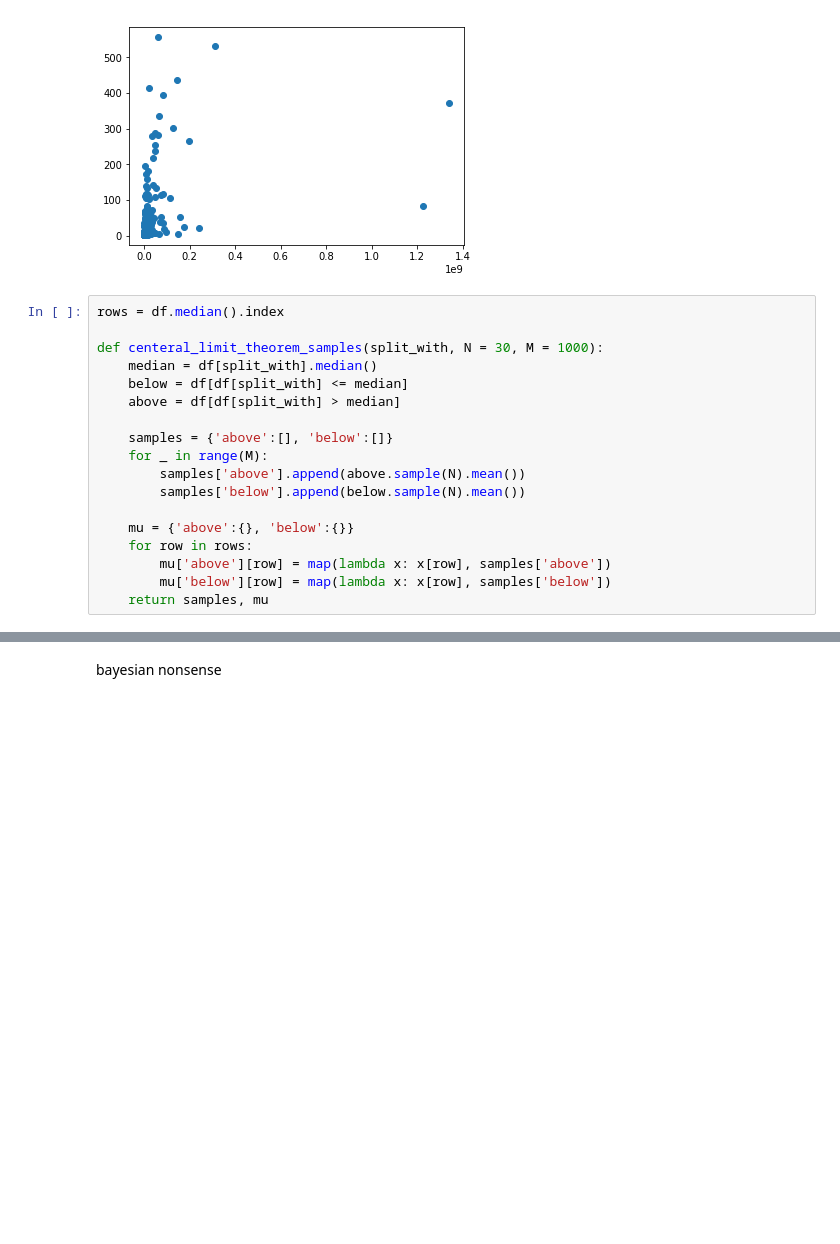
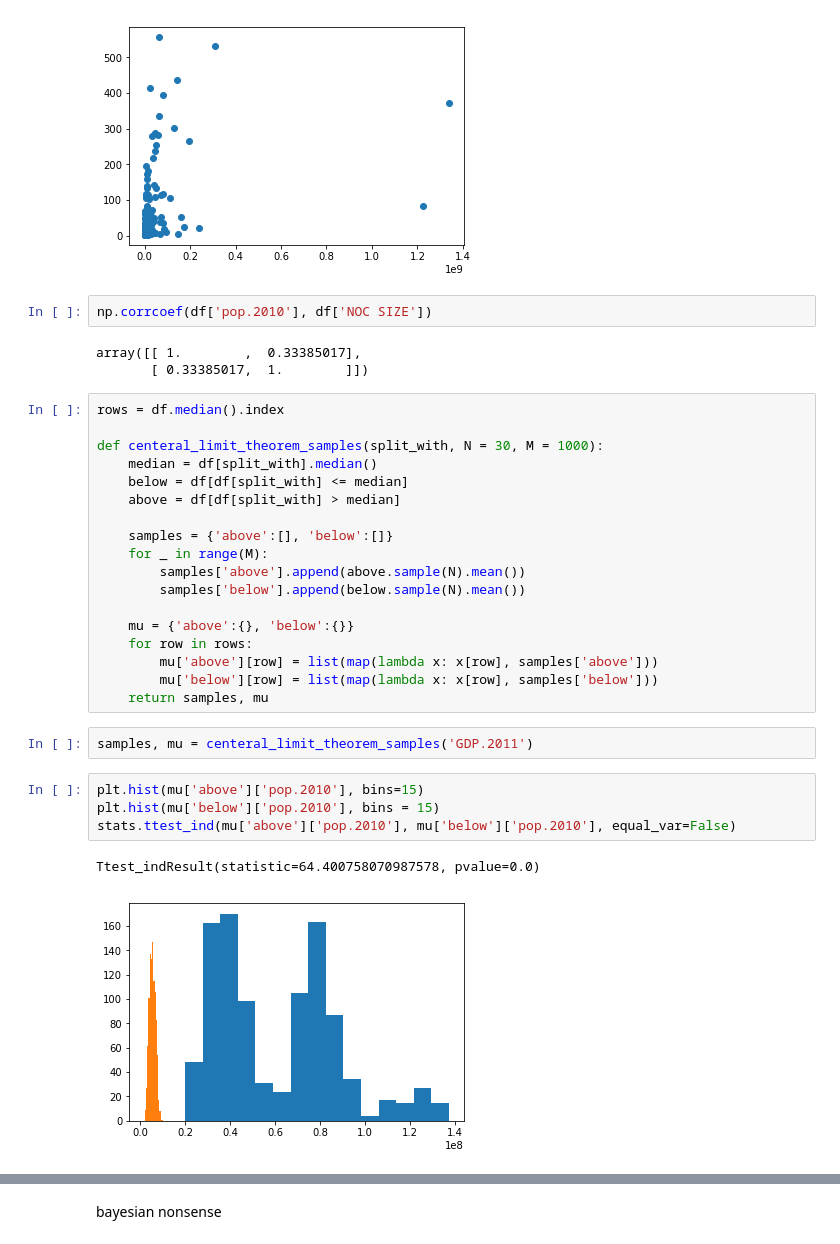
Before and after one commit to rab170/research-methods, a Jupyter notebook: olympics-hypothesis-testing/hypothesis_testing.ipynb, the cells around one changed output, grey strips where cells are left out. Cells and saved outputs as stored; diff of their text form; blank space fills up the shorter version.

```diff
--- a/olympics-hypothesis-testing/hypothesis_testing.ipynb
+++ b/olympics-hypothesis-testing/hypothesis_testing.ipynb
@@ -60,6 +75,11 @@ ax.scatter(df['pop.2010'], df['NOC SIZE'])
 # %% [output]
 <matplotlib.collections.PathCollection at 0x...>
 [figure]
+# %%
+np.corrcoef(df['pop.2010'], df['NOC SIZE'])
+# %% [output]
+array([[ 1.        ,  0.33385017],
+       [ 0.33385017,  1.        ]])
 # %%
 rows = df.median().index
 
@@ -75,6 +95,15 @@ def centeral_limit_theorem_samples(split_with, N = 30, M = 1000):
 
     mu = {'above':{}, 'below':{}}
     for row in rows:
-        mu['above'][row] = map(lambda x: x[row], samples['above'])
-        mu['below'][row] = map(lambda x: x[row], samples['below'])
+        mu['above'][row] = list(map(lambda x: x[row], samples['above']))
+        mu['below'][row] = list(map(lambda x: x[row], samples['below']))
     return samples, mu
+# %%
+samples, mu = centeral_limit_theorem_samples('GDP.2011')
+# %%
+plt.hist(mu['above']['pop.2010'], bins=15)
+plt.hist(mu['below']['pop.2010'], bins = 15)
+stats.ttest_ind(mu['above']['pop.2010'], mu['below']['pop.2010'], equal_var=False)
+# %% [output]
+Ttest_indResult(statistic=64.400758070987578, pvalue=0.0)
+[figure, added]
```
Also changed, not shown: parts of 8 cells of this notebook.
